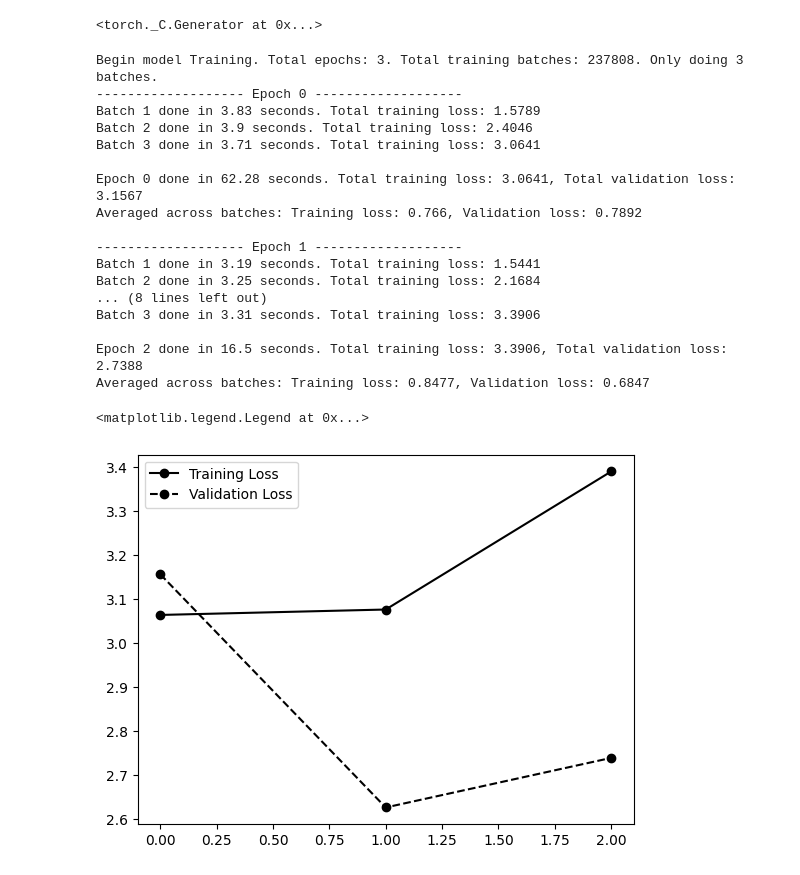
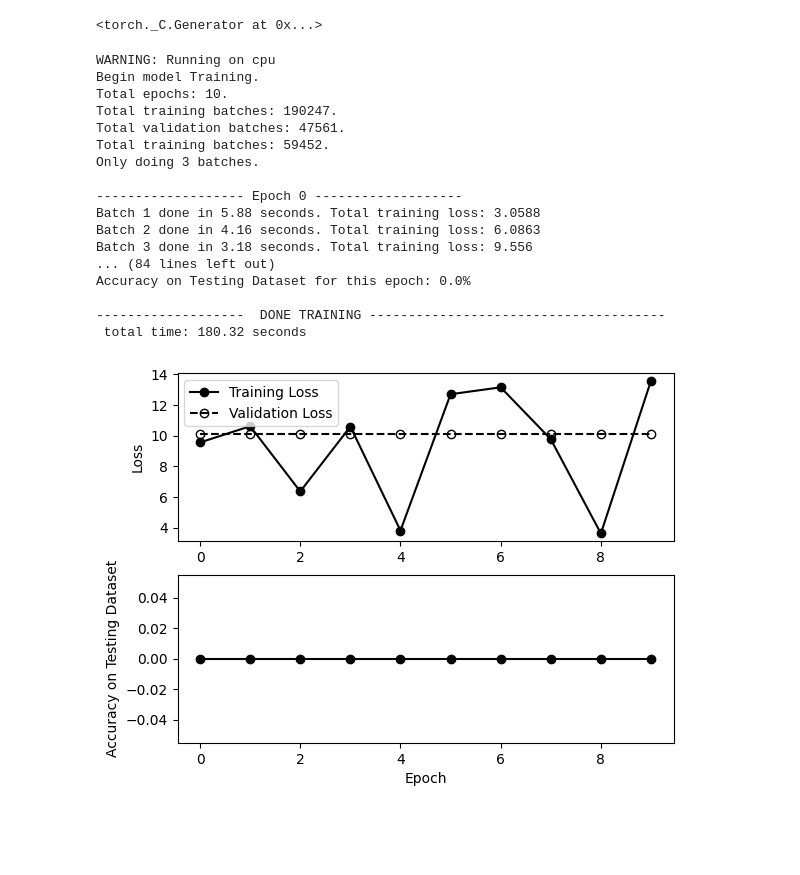
Before and after one commit to gerardoRO/neuromatch_mental_health, a Jupyter notebook: Initial_Model_Exploration.ipynb, the cells around one changed output. Saved outputs shown, nothing was run; the diff lists cells and outputs as text; code cells hidden in the pictures; blank space fills up the shorter version.

Commit message:
Incorporated scheduler. incorporated training/validation.

```diff
--- a/Initial_Model_Exploration.ipynb
+++ b/Initial_Model_Exploration.ipynb
@@ -104,4 +146,4 @@ if not os.path.isfile('data/modeling_data.zip'): #if the data has not been proce
 else: #read from pickle object if it has already been processed
     df = pd.read_pickle('data/modeling_data.zip')
 # %%
-train_dataset, test_dataset = custom_train_test_split(df)
+train_dataset, test_dataset, validation_dataset = custom_train_test_split(df)
@@ -113,3 +150,13 @@ epochs = 3
+# %%
+#Define Hyperparameters
+max_batches = 3 #If we just want to do a subset of batches
+batch_size = 1
+lr = 0.001
+eps = 1e-8
+epochs = 10 #The BERT authors recommend between 2 and 4. Adjust to 2 if overfitting.
+freeze_layers = True #Set to True if we want to freeze all the layers but the classification layer
+batch_n_report = 1 #Report every this amount of batches
 # %%
 test_loader = DataLoader(test_dataset,batch_size = batch_size , shuffle = False, num_workers = 0, worker_init_fn = seed_worker, generator = g_seed)
 train_loader = DataLoader(train_dataset,batch_size = batch_size , drop_last = True, shuffle = True, worker_init_fn = seed_worker, generator = g_seed)
+validation_loader = DataLoader(validation_dataset,batch_size = batch_size , shuffle = False, num_workers = 0, worker_init_fn = seed_worker, generator = g_seed)
@@ -119 +163,14 @@ this_optim = SGD(this_model.parameters(), lr=lr)
+# %%
+this_model = BertForSequenceClassification.from_pretrained('bert-base-cased', num_labels = 2)
+this_model = freeze_all_but_classifier(this_model,freeze_status = freeze_layers)
+this_optim = my_optim = AdamW(this_model.parameters(),lr=lr,eps = eps)
+
+# Total number of training steps is [number of batches] x [number of epochs]. NOT the total number of samples
+if max_batches == np.nan:
+    total_steps = len(train_loader) * epochs
+else:
+    total_steps = max_batches * epochs
+scheduler = get_linear_schedule_with_warmup(my_optim,
+                                            num_warmup_steps = 0, # Default value in run_glue.py
+                                            num_training_steps = total_steps)
 # %%
@@ -200,27 +285,41 @@ def train_loop(model,optimizer,train_dataset,test_dataset,epochs,device,report_e
 # %%
-train_loss,eval_loss = train_loop(this_model,this_optim,train_loader,test_loader,epochs = epochs,report_every_n_batches=  1 , device = 'cpu',max_batch = 3)
+train_loss,eval_loss,accuracies = train_loop(this_model,
+                                             this_optim,
+                                             train_loader,
+                                             test_loader,
+                                             val_dataset = validation_loader,
+                                             epochs = epochs,
+                                             report_every_n_batches= batch_n_report,
+                                             device = set_device(),
+                                             max_batch = max_batches)
 
 
+plt.subplot(211)
 plt.plot(range(epochs),train_loss,color = 'black',linestyle = 'solid',marker = 'o',label = 'Training Loss')
-plt.plot(range(epochs),eval_loss,color = 'black',linestyle = 'dashed',marker = 'o',label = 'Validation Loss')
+plt.plot(range(epochs),eval_loss,color = 'black',linestyle = 'dashed',marker = 'o',fillstyle = 'none',label = 'Validation Loss')
+plt.ylabel('Loss')
 plt.legend()
+
+plt.subplot(212)
+plt.plot(range(epochs),accuracies,color = 'black',linestyle = 'solid',marker = 'o')
+plt.xlabel('Epoch')
+plt.ylabel('Accuracy on Testing Dataset');
 # %% [output]
-Begin model Training. Total epochs: 3. Total training batches: 237808. Only doing 3 batches.
+WARNING: Running on cpu
+Begin model Training.
+Total epochs: 10.
+Total training batches: 190247.
+Total validation batches: 47561.
+Total training batches: 59452.
+Only doing 3 batches.
+
 ------------------- Epoch 0 -------------------
-Batch 1 done in 3.83 seconds. Total training loss: 1.5789
-Batch 2 done in 3.9 seconds. Total training loss: 2.4046
-Batch 3 done in 3.71 seconds. Total training loss: 3.0641
+Batch 1 done in 5.88 seconds. Total training loss: 3.0588
+Batch 2 done in 4.16 seconds. Total training loss: 6.0863
+Batch 3 done in 3.18 seconds. Total training loss: 9.556
+... (84 lines left out)
+Accuracy on Testing Dataset for this epoch: 0.0%
 
-Epoch 0 done in 62.28 seconds. Total training loss: 3.0641, Total validation loss: 3.1567
-Averaged across batches: Training loss: 0.766, Validation loss: 0.7892
-
-------------------- Epoch 1 -------------------
-Batch 1 done in 3.19 seconds. Total training loss: 1.5441
-Batch 2 done in 3.25 seconds. Total training loss: 2.1684
-... (8 lines left out)
-Batch 3 done in 3.31 seconds. Total training loss: 3.3906
-
-Epoch 2 done in 16.5 seconds. Total training loss: 3.3906, Total validation loss: 2.7388
-Averaged across batches: Training loss: 0.8477, Validation loss: 0.6847
+-------------------  DONE TRAINING --------------------------------------
+ total time: 180.32 seconds
-<matplotlib.legend.Legend at 0x...>
-[figure, old version]
+[figure, new version]
```
Also changed, not shown: parts of 5 cells of this notebook.
